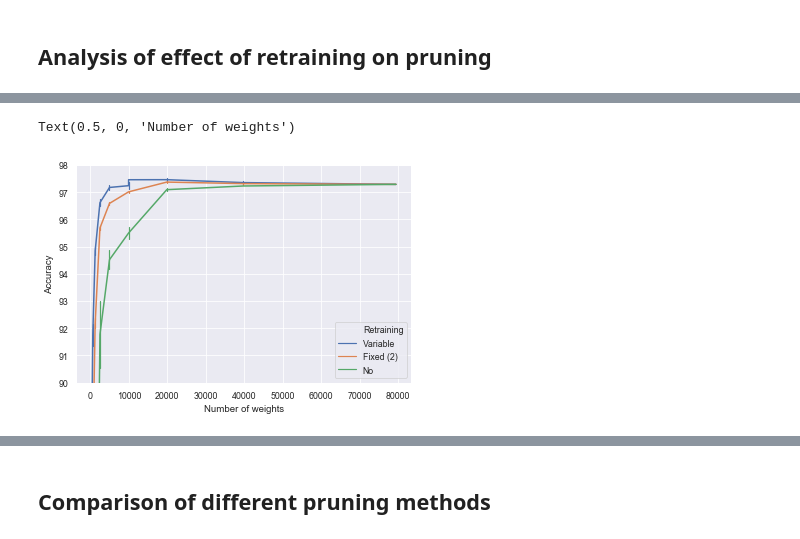
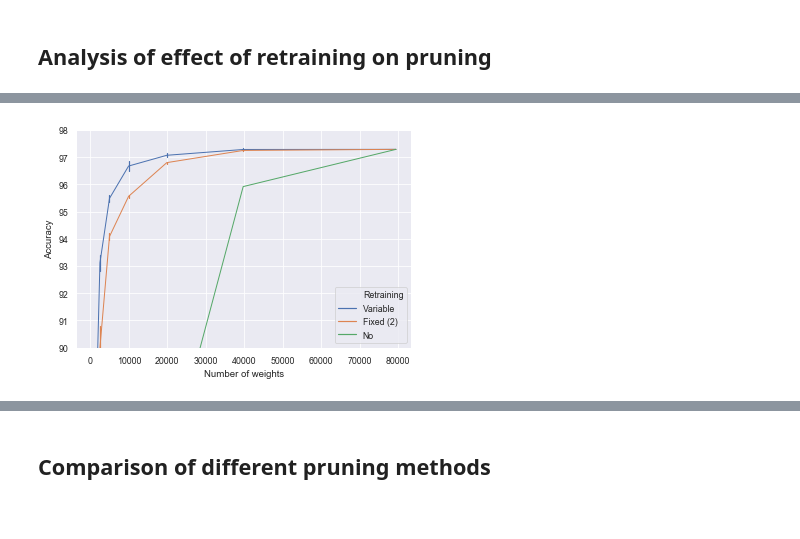
Before and after one commit to pauleon2/pruning-nn, a Jupyter notebook: evaluation.ipynb, the cells around one changed output, grey strips where cells are left out. Drawn from its saved outputs; the diff is of its cells as text; code cells hidden in the pictures.

Commit message:
improve graphs for thesis

```diff
--- a/evaluation.ipynb
+++ b/evaluation.ipynb
@@ -7,6 +7,8 @@ warnings.simplefilter(action='ignore', category=FutureWarning)
 # %%
 sns.set()
 sns.set_context("paper")
+lw = 1
+img_folder = 'out/images/'
 # %%
 s = pd.read_pickle('./results/experiment1.pkl')
 original = s.loc[s['pruning_method'] == 'original']
@@ -215,41 +263,39 @@ Text(0.5, 0, 'Pruning strategy')
 # %%
 s = pd.read_pickle('./results/experiment2.pkl')
 original = s.loc[s['pruning_method'] == 'original']
-s = s.loc[s['pruning_method'] == 'magnitude_class_blinded']
+s = s.loc[s['pruning_method'] == 'magnitude_class_uniform']
 # s = s.loc[s['accuracy'] > 90]
 s = s.loc[s['pruning_perc'] == 50]
 
 original['variable'] = True
 s = s.append(original, ignore_index=True)
 original['variable'] = False
 s = s.append(original, ignore_index=True)
 
 t = pd.DataFrame(columns=['run', 'accuracy', 'pruning_perc', 'number_of_weights', 'pruning_method', 'time',
                         'retrain_change', 'retrain_epochs'])
 
 t['accuracy'] = s['accuracy'] - s['retrain_change']
 t['number_of_weights'] = s['number_of_weights']
 t['run'] = s['run']
 t['variable'] = s['variable']
 t['pruning_perc'] = 50
 t['retrain_change'] = 0
 t['retrain_epochs'] = 0
-t['pruning_method'] = 'magnitude_class_blinded'
 t['time'] = 0
 t['accuracy'] = t['accuracy'].astype(float)
 t = t.loc[t['variable'] == False]
 t['variable'] = 'No'
 
 s.loc[s['variable'] == True, ['variable']] = 'Variable'
 s.loc[s['variable'] == False, ['variable']] = 'Fixed (2)'
 
 s = s.append(t, ignore_index=True)
 plt.ylim(90, 98)
-sns.lineplot(x='number_of_weights', y='accuracy', hue='variable', err_style='bars', data=s, markers=True, ci='sd', legend='full', linewidth=1.5)
+sns.lineplot(x='number_of_weights', y='accuracy', hue='variable', err_style='bars', data=s, markers=True, ci='sd', legend='full', linewidth=lw)
 plt.legend().texts[0].set_text('Retraining')
 plt.ylabel('Accuracy')
 plt.xlabel('Number of weights')
-# plt.savefig('filename.png', dpi=600)
+plt.savefig(img_folder + 'comp-variableretraining.png', dpi=600)
 # %% [output]
-Text(0.5, 0, 'Number of weights')
-[figure, old version]
+[figure, new version]
```
Also changed, not shown: parts of 20 cells of this notebook.
